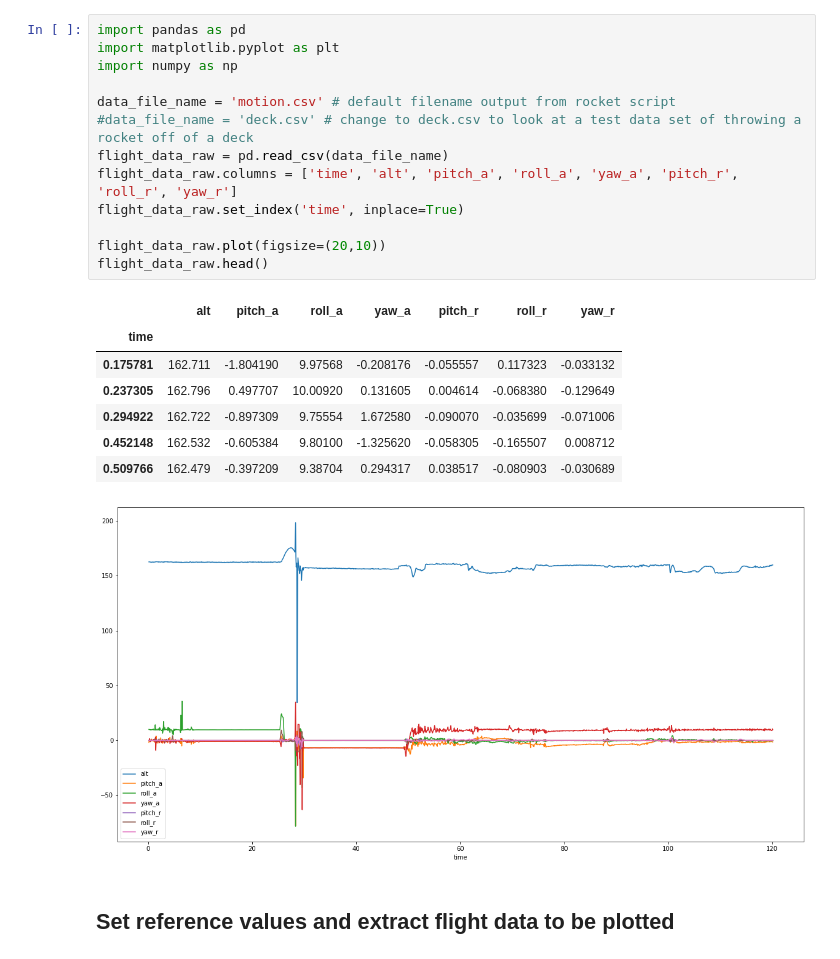
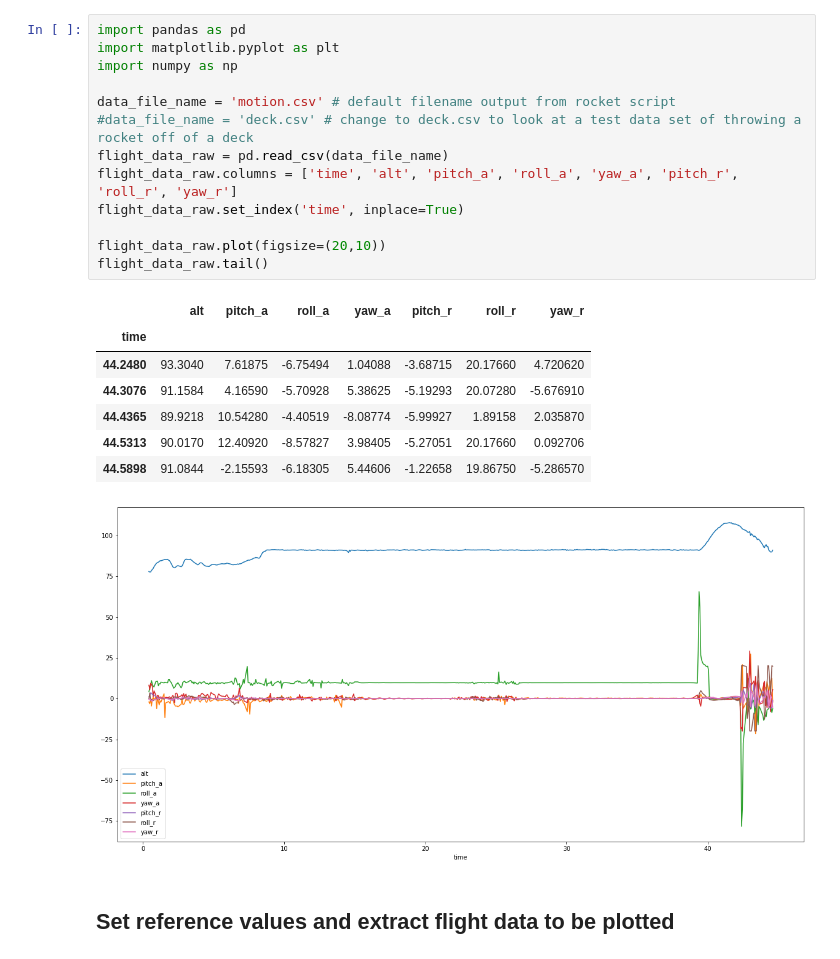
Before and after one commit to HeardLibrary/digital-scholarship, a Jupyter notebook: code/circuit_python/flight_analysis.ipynb, the cells around one changed output. Cells and saved outputs as stored; diff of their text form.

Commit message:
Update notebook and data from workshop flight

```diff
--- a/code/circuit_python/flight_analysis.ipynb
+++ b/code/circuit_python/flight_analysis.ipynb
@@ -34,25 +34,25 @@ The plot can be used to select the starting and ending times for the intervals t
 # %%
 import pandas as pd
 import matplotlib.pyplot as plt
 import numpy as np
 
 data_file_name = 'motion.csv' # default filename output from rocket script
 #data_file_name = 'deck.csv' # change to deck.csv to look at a test data set of throwing a rocket off of a deck
 flight_data_raw = pd.read_csv(data_file_name)
 flight_data_raw.columns = ['time', 'alt', 'pitch_a', 'roll_a', 'yaw_a', 'pitch_r', 'roll_r', 'yaw_r']
 flight_data_raw.set_index('time', inplace=True)
 
 flight_data_raw.plot(figsize=(20,10))
-flight_data_raw.head()
+flight_data_raw.tail()
 # %% [output]
 |  | alt | pitch_a | roll_a | yaw_a | pitch_r | roll_r | yaw_r |
 | time |  |  |  |  |  |  |  |
-| 0.175781 | 162.711 | -1.804190 | 9.97568 | -0.208176 | -0.055557 | 0.117323 | -0.033132 |
-| 0.237305 | 162.796 | 0.497707 | 10.00920 | 0.131605 | 0.004614 | -0.068380 | -0.129649 |
-| 0.294922 | 162.722 | -0.897309 | 9.75554 | 1.672580 | -0.090070 | -0.035699 | -0.071006 |
-| 0.452148 | 162.532 | -0.605384 | 9.80100 | -1.325620 | -0.058305 | -0.165507 | 0.008712 |
-| 0.509766 | 162.479 | -0.397209 | 9.38704 | 0.294317 | 0.038517 | -0.080903 | -0.030689 |
+| 44.2480 | 93.3040 | 7.61875 | -6.75494 | 1.04088 | -3.68715 | 20.17660 | 4.720620 |
+| 44.3076 | 91.1584 | 4.16590 | -5.70928 | 5.38625 | -5.19293 | 20.07280 | -5.676910 |
+| 44.4365 | 89.9218 | 10.54280 | -4.40519 | -8.08774 | -5.99927 | 1.89158 | 2.035870 |
+| 44.5313 | 90.0170 | 12.40920 | -8.57827 | 3.98405 | -5.27051 | 20.17660 | 0.092706 |
+| 44.5898 | 91.0844 | -2.15593 | -6.18305 | 5.44606 | -1.22658 | 19.86750 | -5.286570 |
-[figure, old version]
+[figure, new version]
 # %% [markdown]
 ## Set reference values and extract flight data to be plotted
 # %%
```
Also changed, not shown: parts of 10 cells of this notebook, 2 other files.
